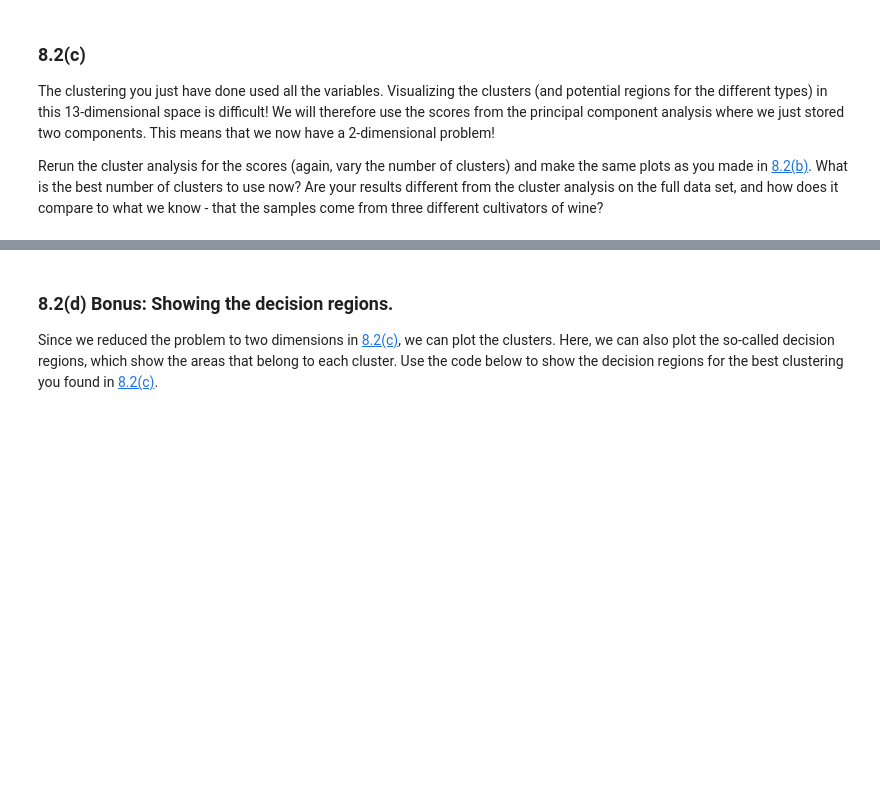
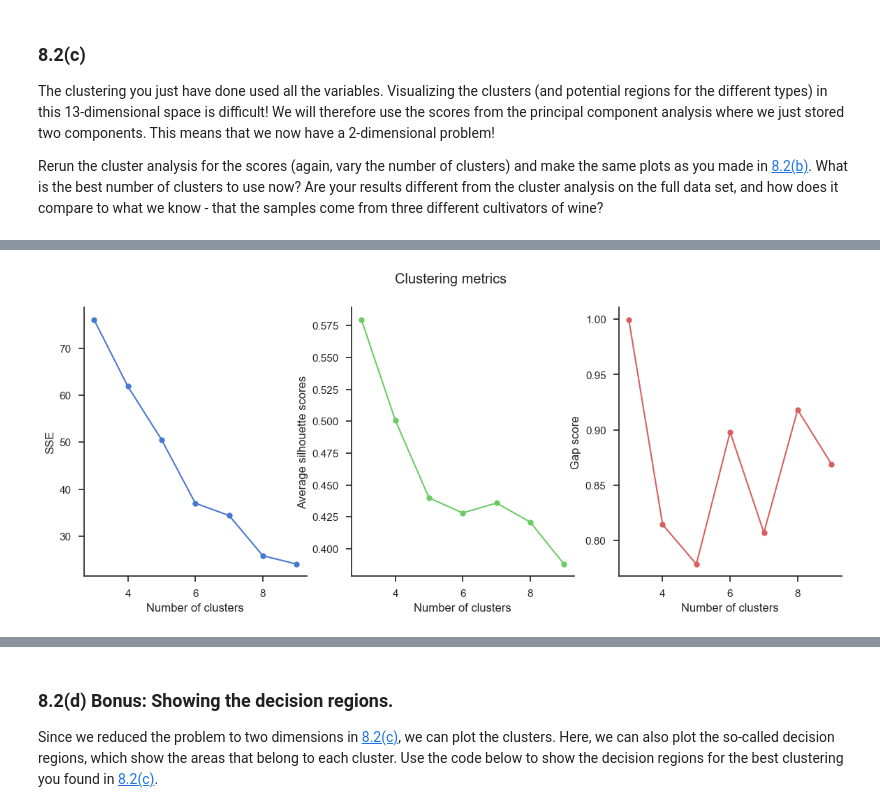
Before and after one commit to joachsob/chemometrics, a Jupyter notebook: exercises/08_Exercise_Set_8.ipynb, the cells around one changed output, grey strips where cells are left out. Saved outputs shown, nothing was run; the diff lists cells and outputs as text; code cells hidden in the pictures; blank space fills up the shorter version.

```diff
--- a/exercises/08_Exercise_Set_8.ipynb
+++ b/exercises/08_Exercise_Set_8.ipynb
@@ -578,0 +670,95 @@ what we know - that the samples come from three different cultivators of wine?
+# %%
+# Your code here
+# PCdata = pd.read_csv("scores1_2.csv")
+# PCdata.head()
+
+# data_set = load_wine(as_frame=True)["frame"]
+# variables = [i for i in data_set.columns if i != "target"]
+# X = scale(data_set[variables].to_numpy())
+# # We scale the variance here (you have probably already
+# # figured out this is a good idea during the PCA part in 8.1.)
+
+# # Define a set of numbers of clusters to run KMeans for:
+# number_of_clusters = [2, 3, 4, 5]
+# # Set up variables for storing the results
+# results = []  # Results for the clustering
+
+# for i in number_of_clusters:
+#     # Set up the KMeans method with i cluster centers:
+#     cluster_k = KMeans(n_clusters=i, n_init="auto")
+#     # Run the clustering method:
+#     cluster_k.fit(X)
+#     # Store the results:
+#     results.append(cluster_k)
+
+# for i, result in enumerate(results):
+#     print(f"Clustering with {result.n_clusters} clusters:")
+#     sse = result.inertia_  # This is the sum of squared distances
+#     print(f"\t- SSE = {sse}")
+#     silhouette = silhouette_score(
+#         X, result.labels_
+#     )  # Calculate average silhouette
+#     print(f"\t- Silhouette = {silhouette}")
+#     gap = gapstat_score(X, result.labels_, k=result.n_clusters)
+#     print(f"\t- GAP = {gap}")
+
+
+variables = [i for i in PC1_2.columns if i != "target"]
+X = scale(PC1_2[variables].to_numpy())
+
+resultScores = []
+for i in nClusters:
+    cluster_k = KMeans(n_clusters = i, n_init = "auto")
+    cluster_k.fit(X)
+    resultScores.append(cluster_k)
+
+### -------------------------------------- ### SSEs
+
+inertias = []
+for i in range(len(resultScores)):
+    inertias.append((resultScores[i].inertia_))
+
+
+### -------------------------------------- ### silhouettes
+
+silhouettes = []
+for result in resultScores:
+    silhouettes.append(silhouette_score(X, labels=result.labels_))
+
+# fig, ax = plt.subplots(figsize=(4,4))
+# ax.plot(nClusters, silhouettes, "bo-")
+# ax.set_xlabel("Number of clusters")
+# ax.set_ylabel("Average silhouette scores")
+
+### -------------------------------------- ### gaps
+
+gaps = []
+for i, result in enumerate(resultScores):
+    gap = gapstat_score(X, result.labels_, k=result.n_clusters)
+    gaps.append(gap)
+
+
+# fig, ax = plt.subplots(figsize = (4,4))
+# ax.plot(nClusters, gaps, "bo-")
+# ax.set_xlabel("Number of clusters")
+# ax.set_ylabel("Gap score")
+# sns.despine()
+
+### -------------------------------------- ### plots
+
+fig, (ax1, ax2, ax3) = plt.subplots(ncols = 3, figsize = (14,5))
+fig.suptitle("Clustering metrics")
+ax1.plot(nClusters, inertias, "bo-")
+ax1.set_xlabel("Number of clusters")
+ax1.set_ylabel("SSE")
+
+ax2.plot(nClusters, silhouettes, "go-")
+ax2.set_xlabel("Number of clusters")
+ax2.set_ylabel("Average silhouette scores")
+
+ax3.plot(nClusters, gaps, "ro-")
+ax3.set_xlabel("Number of clusters")
+ax3.set_ylabel("Gap score")
+sns.despine()
+# %% [output]
+[figure, added]
```
Also changed, not shown: parts of 17 cells of this notebook.
